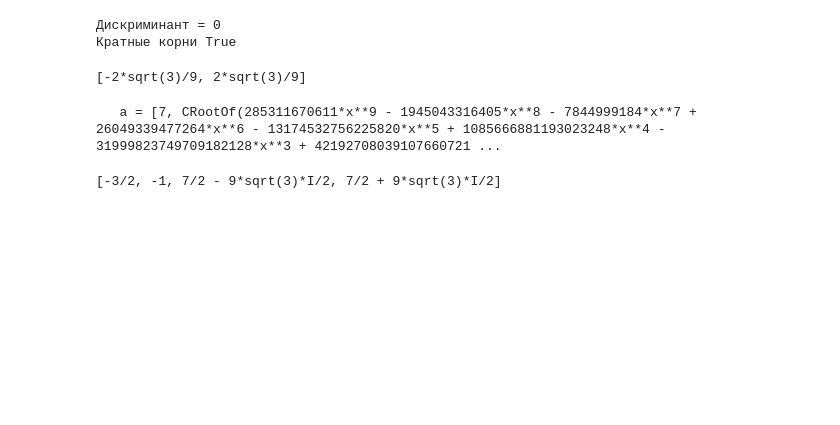
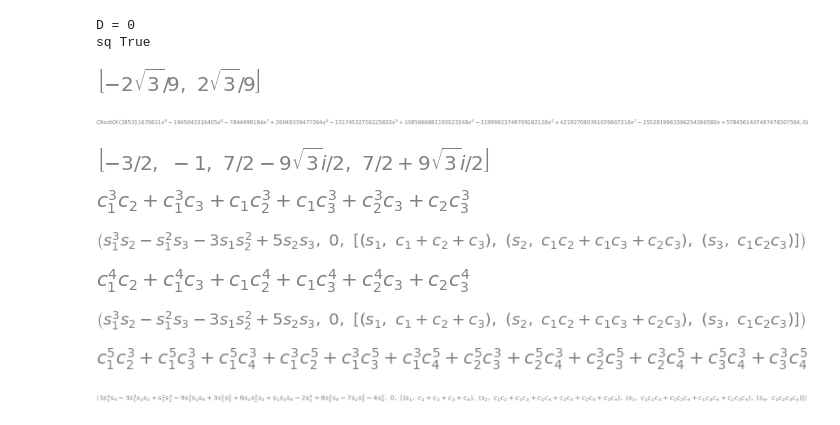
Before and after one commit to exodushka/fa, a Jupyter notebook: alag/23.ipynb, the cells around one changed output. Cells and saved outputs as stored; diff of their text form; code cells hidden in the pictures; blank space fills up the shorter version.

```diff
--- a/alag/23.ipynb
+++ b/alag/23.ipynb
@@ -39,32 +43,33 @@ TypeError: 'Zero' object is not iterable
 # %%
 f3a = x**11 - 2*x**10 + x**9 - 2*x**3 + 11*x**2 - 16*x + 7
-disc_3a = resultant(f3a, diff(f3a, x), x)
-print(f"Дискриминант = {disc_3a}")
-print(f"Кратные корни {disc_3a == 0}")
+disc_3a = discriminant(f3a)
+print(f"D = {disc_3a}")
+print(f"sq {disc_3a == 0}")
 # %% [output]
-Дискриминант = 0
-Кратные корни True
+D = 0
+sq True
 # %%
 # b)
 f3b = x**3 - x + b
-disc_3b = resultant(f3b, diff(f3b, x), x)
+disc_3b = discriminant(f3b)
 sol_3b = solve(disc_3b, b)
-print(f"{sol_3b}")
+sol_3b
 # %% [output]
-[-2*sqrt(3)/9, 2*sqrt(3)/9]
+[figure, added]
 # %%
 #c)
 f3c = x**11 - 2*x**10 + x**9 - 2*x**3 + 11*x**2 - 16*x + a
-disc_3c = resultant(f3c, diff(f3c, x), x)
+disc_3c = discriminant(f3c)
 sol_3c = solve(disc_3c, a)
-print(f"   a = {sol_3c}")
+ex = sol_3c[1]
+ex
 # %% [output]
-   a = [7, CRootOf(285311670611*x**9 - 1945043316405*x**8 - 7844999184*x**7 + 26049339477264*x**6 - 13174532756225820*x**5 + 1085666881193023248*x**4 - 31999823749709182128*x**3 + 42192708039107660721 ...
+[figure, added]
 # %%
 #г)
 f3d = x**4 - 4*x**3 + (2-lam)*x**2 + 2*x - 2
-disc_3d = resultant(f3d, diff(f3d, x), x)
+disc_3d = discriminant(f3d)
 sol_3d = solve(disc_3d, lam)
-print(f"{[simplify(s) for s in sol_3d]}")
+[simplify(s) for s in sol_3d]
 # %% [output]
-[-3/2, -1, 7/2 - 9*sqrt(3)*I/2, 7/2 + 9*sqrt(3)*I/2]
+[figure, added]
@@ -70,0 +79,4 @@ print(f"{[simplify(s) for s in sol_3d]}")
+# %%
+F.factor(F.doit())
+# %% [output]
+[figure, added]
@@ -70,0 +90,27 @@ print(f"{[simplify(s) for s in sol_3d]}")
+# %%
+ft = 0
+for i in range(1, 4):
+    for j in range(1, 4):
+        if i == j:
+            continue
+        ft += eval(f"c{j}*c{i}**4")
+symmetrize(ft, formal=True)
+# %% [output]
+[figure, added]
+# %%
+Fb
+# %% [output]
+[figure, added]
+# %%
+symmetrize(Fb, formal=True)
+# %% [output]
+[figure, added]
+# %%
+c1, c2, c3, c4, c5 = symbols("c1, c2, c3, c4, c5")
+F = 0
+for i in range(1,5):
+    for j in range(i+1, 5):
+        F += eval(f"(c{i}**5)*(c{j}**3)") + eval(f"(c{j}**5)*(c{i}**3)")
+F
+# %% [output]
+[figure, added]
@@ -70,0 +119,5 @@ print(f"{[simplify(s) for s in sol_3d]}")
+# %%
+sss = symmetrize(F, formal=True)
+sss
+# %% [output]
+[figure, added]
```
Also changed, not shown: parts of 10 cells of this notebook, 2 other files.
